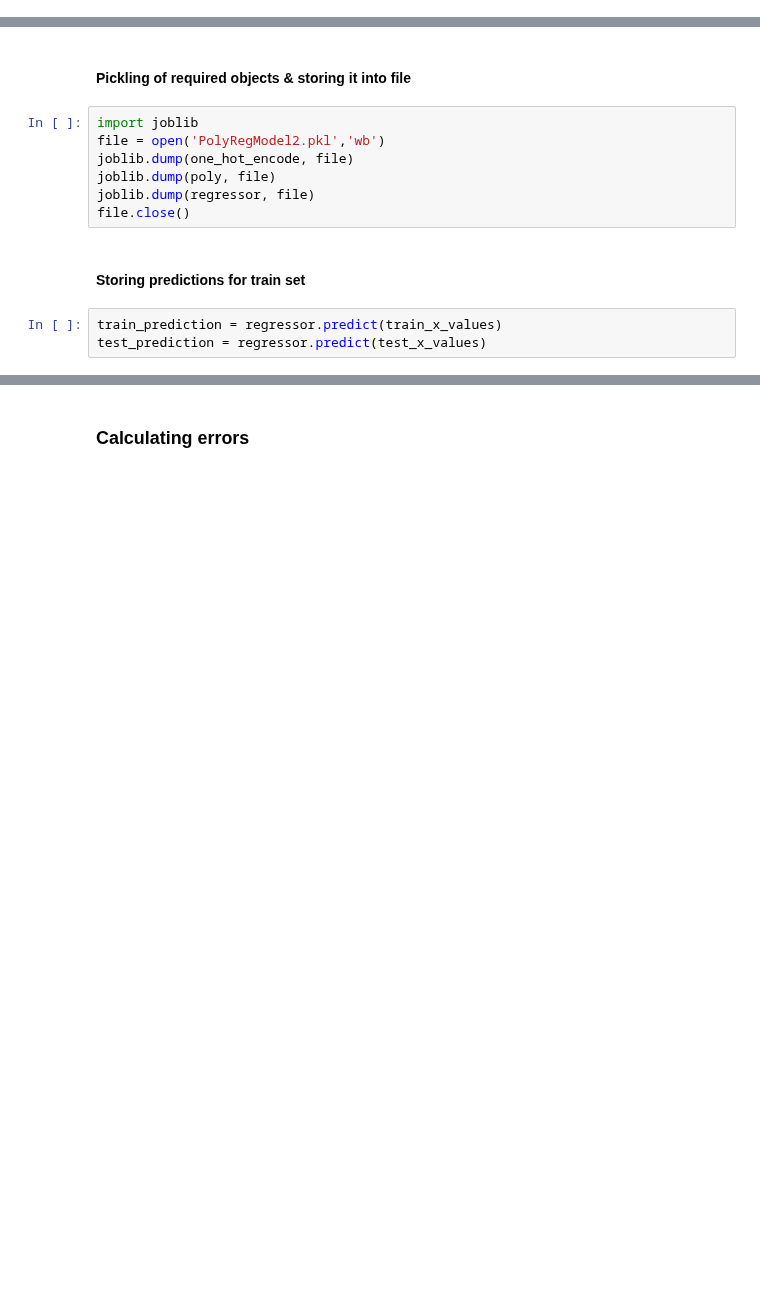
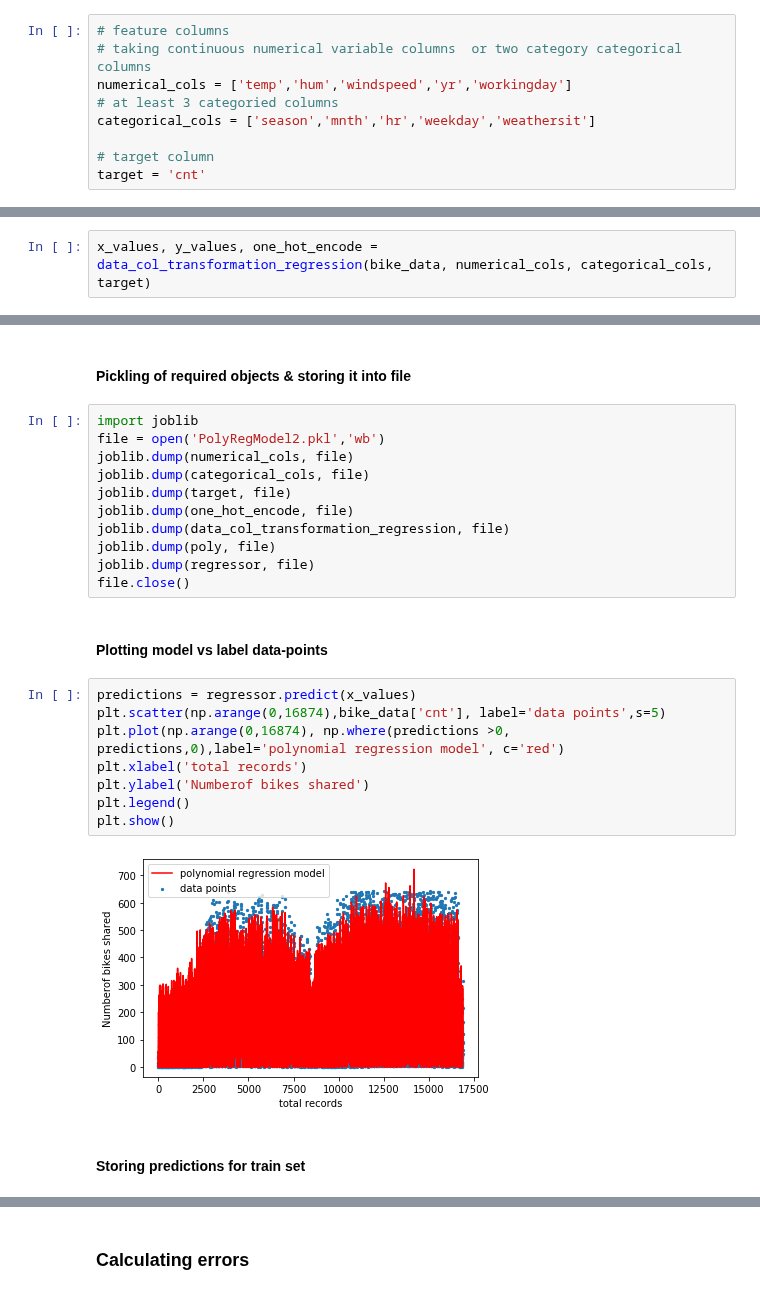
Before and after one commit to vaibhavyesalwad/Machine-Learning-using-libraries, a Jupyter notebook: Regression/Polynomial Regression/02_PredictNumberOfBikes.ipynb, the cells around one changed output, grey strips where cells are left out. Saved outputs shown, nothing was run; the diff lists cells and outputs as text; blank space fills up the shorter version.

```diff
--- a/Regression/Polynomial Regression/02_PredictNumberOfBikes.ipynb
+++ b/Regression/Polynomial Regression/02_PredictNumberOfBikes.ipynb
@@ -41,5 +54,14 @@ bike_data.columns
 Index(['season', 'yr', 'mnth', 'hr', 'weekday', 'workingday', 'weathersit',
        'temp', 'hum', 'windspeed', 'cnt'],
       dtype='object')
+# %%
+# feature columns
+# taking continuous numerical variable columns  or two category categorical columns
+numerical_cols = ['temp','hum','windspeed','yr','workingday']
+# at least 3 categoried columns
+categorical_cols = ['season','mnth','hr','weekday','weathersit']
+
+# target column
+target = 'cnt'
 # %% [markdown]
 #### Separating out feature & label columns
@@ -58,3 +68,5 @@ x_values = np.append(x_values, new_columns, axis=1)
+# %%
+x_values, y_values, one_hot_encode = data_col_transformation_regression(bike_data, numerical_cols, categorical_cols, target)
 # %%
 x_values.shape
 # %% [output]
@@ -84,12 +96,25 @@ LinearRegression(copy_X=True, fit_intercept=True, n_jobs=None, normalize=False)
 # %%
 import joblib
 file = open('PolyRegModel2.pkl','wb')
+joblib.dump(numerical_cols, file)
+joblib.dump(categorical_cols, file)
+joblib.dump(target, file)
 joblib.dump(one_hot_encode, file)
+joblib.dump(data_col_transformation_regression, file)
 joblib.dump(poly, file)
 joblib.dump(regressor, file)
 file.close()
+# %% [markdown]
+#### Plotting model vs label data-points
+# %%
+predictions = regressor.predict(x_values)
+plt.scatter(np.arange(0,16874),bike_data['cnt'], label='data points',s=5)
+plt.plot(np.arange(0,16874), np.where(predictions >0, predictions,0),label='polynomial regression model', c='red')
+plt.xlabel('total records')
+plt.ylabel('Numberof bikes shared')
+plt.legend()
+plt.show()
+# %% [output]
+[figure, added]
 # %% [markdown]
 #### Storing predictions for train set
-# %%
-train_prediction = regressor.predict(train_x_values)
-test_prediction = regressor.predict(test_x_values)
```
Also changed, not shown: parts of 12 cells of this notebook.
